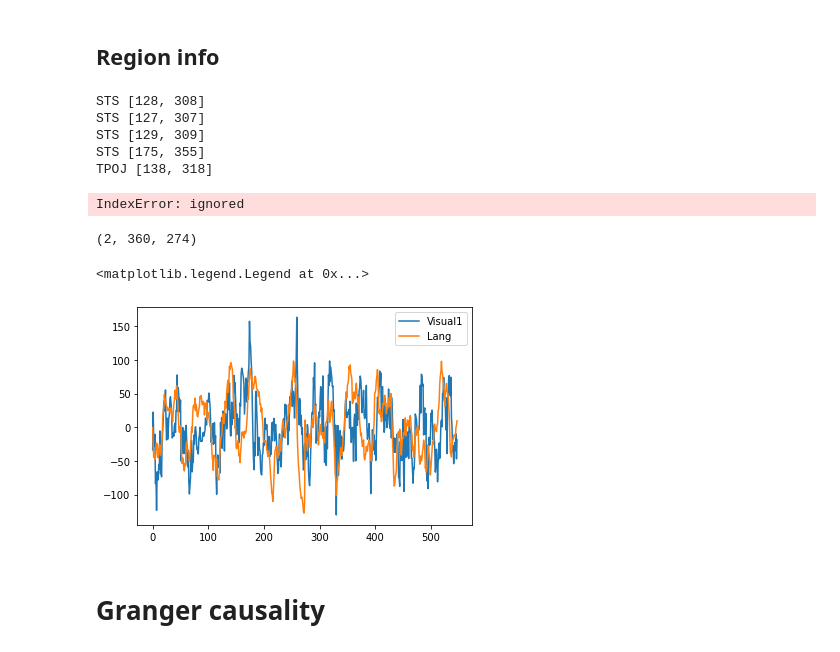
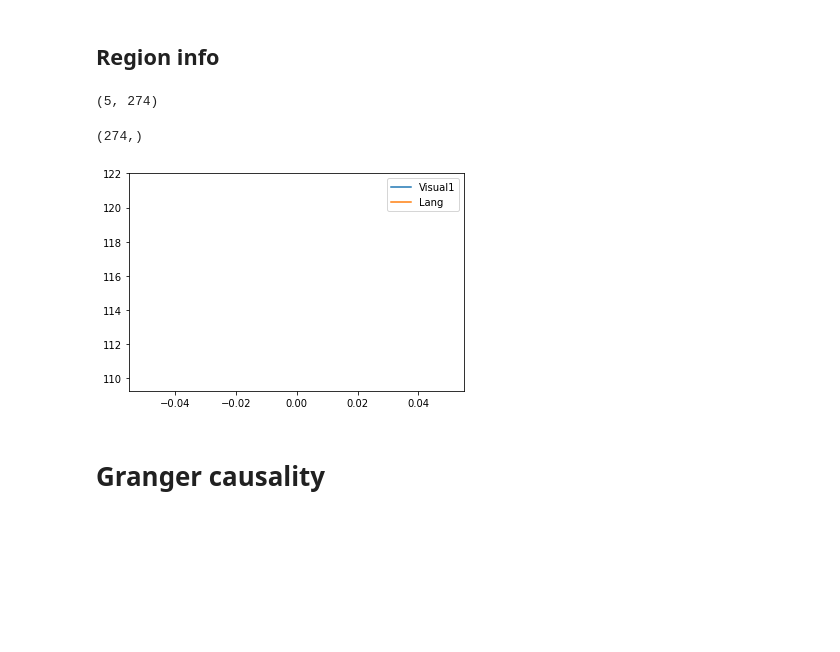
Before and after one commit to vss245/nma-code, a Jupyter notebook: hcp_fmri_analysis.ipynb, the cells around one changed output. Saved outputs shown, nothing was run; the diff lists cells and outputs as text; code cells hidden in the pictures; blank space fills up the shorter version.

```diff
--- a/hcp_fmri_analysis.ipynb
+++ b/hcp_fmri_analysis.ipynb
@@ -246,31 +248,42 @@ region_info = dict(
 regionsdf = pd.DataFrame.from_dict(region_info)
 # make a dictionary with all of the above, figure out details later - mPFC?
 roi_names = ['STS', 'TPOJ', 'ACC_mPFC', 'fusiform', 'insula']
-roi_codes = [['STSdp', 'STSda', 'STSvp', 'STSva'],['TPOJ1',  'TPOJ2',  'TPOJ3'],
+roi_codes = [['STSdp', 'STSda', 'STSvp', 'STSva'],
+            ['TPOJ1',  'TPOJ2',  'TPOJ3'],
             ['33pr',  'p24pr',  'a24pr',  'p24',  'a24',  'p32pr',   'a32pr',  'd32',  'p32',  's32',  '8BM',  '9m', '10v',  '10r', '25'],
             ['FFC'],
-            ['Ig' ]]
+            ['Ig']]
+
 # loop over all subregions within a region, get the indices, combine
-for r in range(0,len(roi_names)):
-  for s in range(0,len(roi_codes[r])):
-    idx = regionsdf.index[regionsdf['name'].str.contains(roi_codes[r][s])].tolist()
-    print(roi_names[r],idx)
-    roi_indices[r] += idx
-print(roi_indices)
+
+def load_subject_rois(subject,run):
+  '''
+  Takes:
+    subject index
+    run index
+  Returns:
+    region x timeseries
+  Load all ROI timeseries for each subject and run
+  Average between all the subregions => 1 ROI time series
+  '''
+
+  ts = np.squeeze(load_timeseries(subject,'SOCIAL',runs=run,concat=False))
+  ts_all_rois = []
+  roi_indexes = []
+  for r in range(len(roi_names)):
+    subreg_indexes = []
+    for sr in roi_codes[r]:
+      index_list = regionsdf.index[regionsdf['name'].str.contains(sr)].tolist()
+      subreg_indexes = subreg_indexes + index_list
+    roi_indexes.append(subreg_indexes)
+
+  for r in range(len(roi_names)):
+    ts_roi = np.mean(ts[roi_indexes[r],],0)
+    ts_all_rois.append(ts_roi)
+  return ts_all_rois
+
+
+s = load_subject_rois(1,0)
+np.shape(s)
 # %% [output]
-STS [128, 308]
-STS [127, 307]
-STS [129, 309]
-STS [175, 355]
-TPOJ [138, 318]
+(5, 274)
-IndexError: ignored
-# %%
-# Get ROI time series
-def get_roi_timeseries(subject,name):
-  all_reg = load_timeseries(subject, name, runs=None, concat=False, remove_mean=True)
-
-  return reg
-reg = get_roi_timeseries(0,'SOCIAL')
-print(np.shape(reg))
-# %% [output]
-(2, 360, 274)
@@ -292,13 +290,12 @@ plt.legend()
 # %%
 # Pick a random region to compare - V1
-idx1 = regionsdf.index[regionsdf['network'].str.contains("Visual1")].tolist() # get indices
-region1 = np.mean(all_ts[idx1,],axis = 0)
+region1 = subject_rois[0]#
+region2 = subject_rois[1][0]
 plt.plot(region1,label='Visual1')
-idx2 = regionsdf.index[regionsdf['network'].str.contains("Language")].tolist() # get indices
-region2 = np.mean(all_ts[idx2,],axis = 0)
 plt.plot(region2,label='Lang')
 plt.legend()
 # Why do they overlap so much?
+np.shape(subject_rois[0])
 # %% [output]
-<matplotlib.legend.Legend at 0x...>
+(274,)
-[figure, old version]
+[figure, new version]
```
Also changed, not shown: parts of 3 cells of this notebook.
